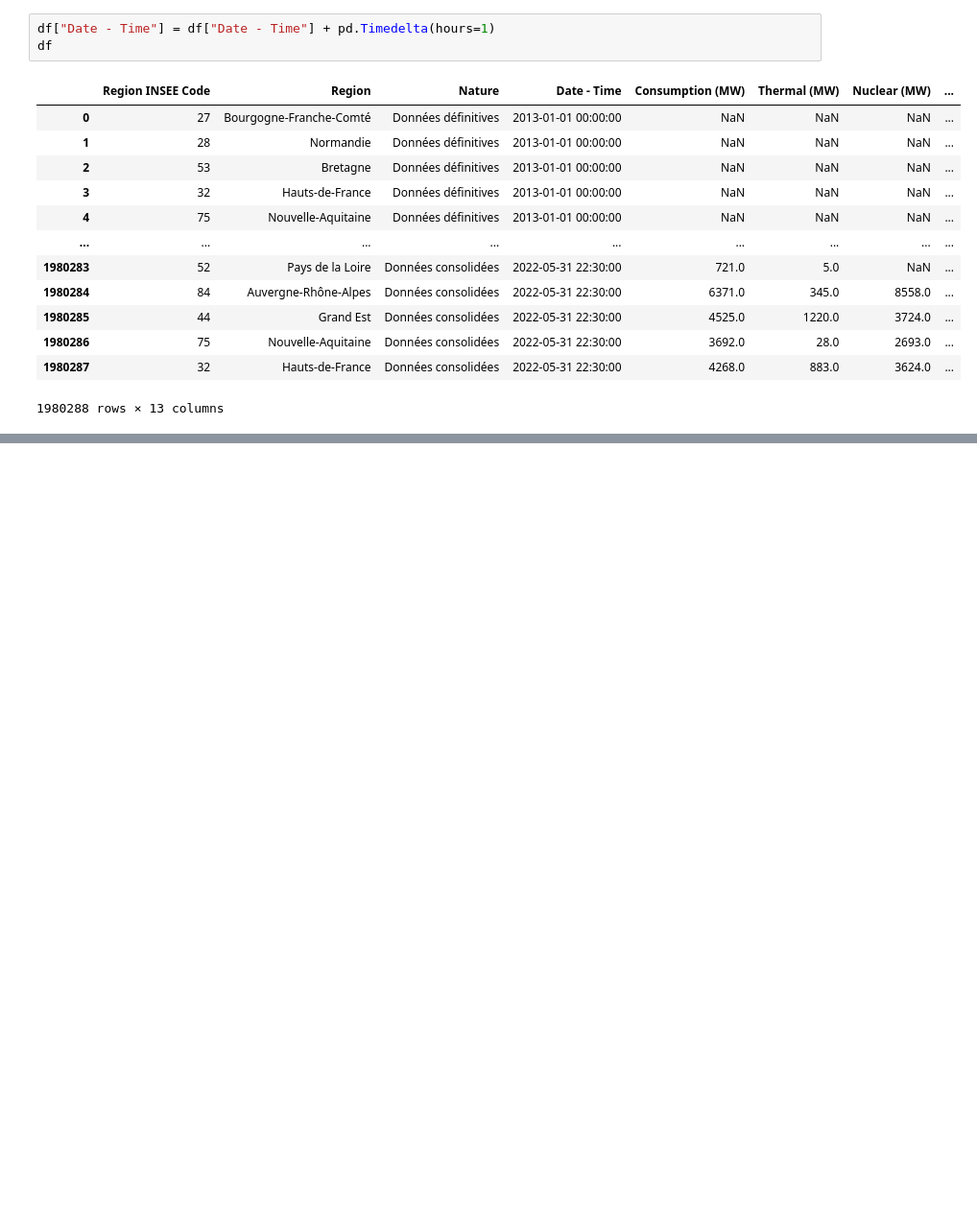
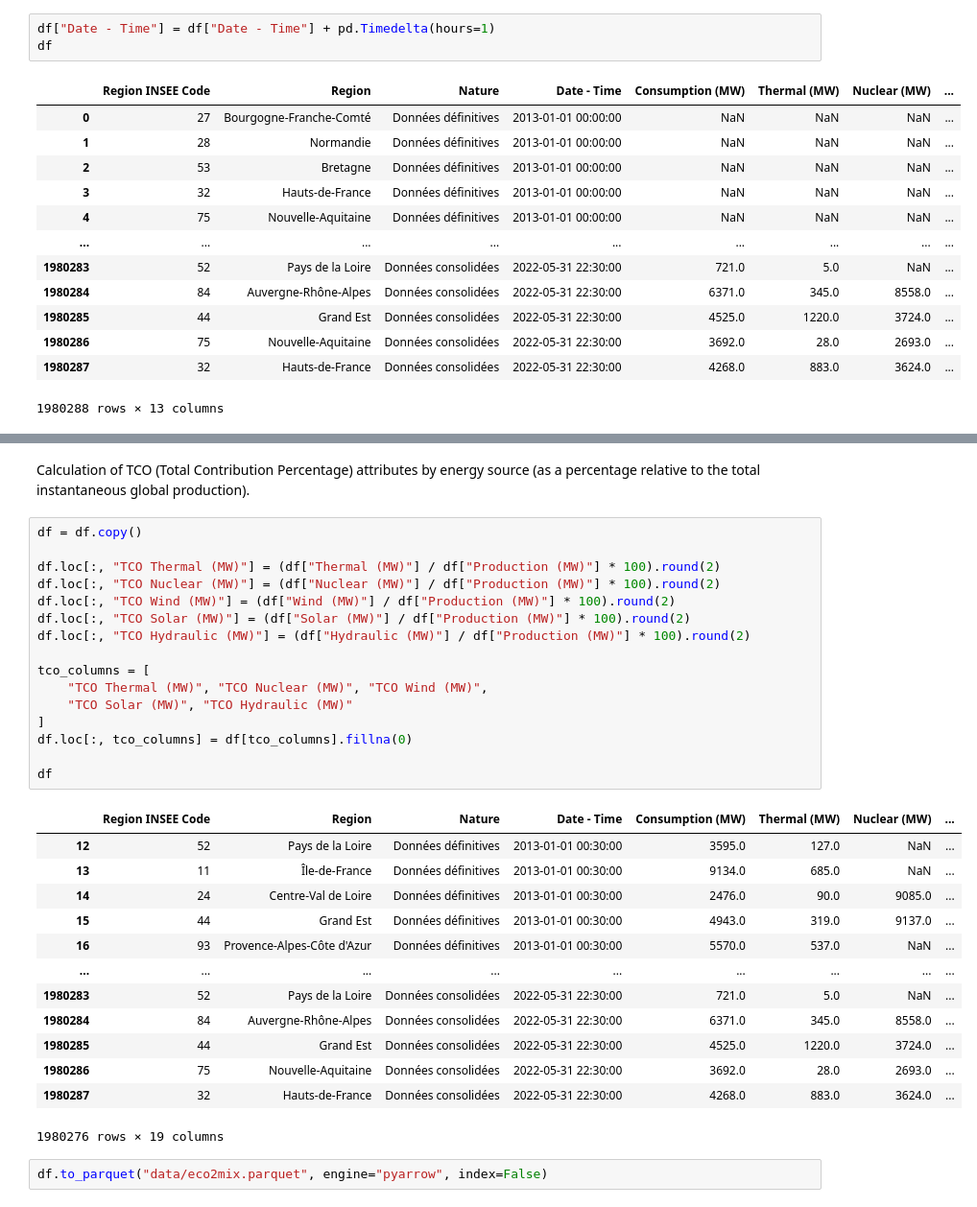
Before and after one commit to DuClare/BigData, a Jupyter notebook: bigdata.ipynb, the cells around one changed output, grey strips where cells are left out. Shown: that part at 96% size. Drawn from its saved outputs; the diff is of its cells as text; blank space fills up the shorter version.

```diff
--- a/bigdata.ipynb
+++ b/bigdata.ipynb
@@ -133,0 +175,34 @@ df
+# %% [markdown]
+Calculation of TCO (Total Contribution Percentage) attributes by energy source (as a percentage relative to the total instantaneous global production).
+# %%
+df = df.copy()
+
+df.loc[:, "TCO Thermal (MW)"] = (df["Thermal (MW)"] / df["Production (MW)"] * 100).round(2)
+df.loc[:, "TCO Nuclear (MW)"] = (df["Nuclear (MW)"] / df["Production (MW)"] * 100).round(2)
+df.loc[:, "TCO Wind (MW)"] = (df["Wind (MW)"] / df["Production (MW)"] * 100).round(2)
+df.loc[:, "TCO Solar (MW)"] = (df["Solar (MW)"] / df["Production (MW)"] * 100).round(2)
+df.loc[:, "TCO Hydraulic (MW)"] = (df["Hydraulic (MW)"] / df["Production (MW)"] * 100).round(2)
+
+tco_columns = [
+    "TCO Thermal (MW)", "TCO Nuclear (MW)", "TCO Wind (MW)",
+    "TCO Solar (MW)", "TCO Hydraulic (MW)"
+]
+df.loc[:, tco_columns] = df[tco_columns].fillna(0)
+
+df
+# %% [output]
+|  | Region INSEE Code | Region | Nature | Date - Time | Consumption (MW) | Thermal (MW) | Nuclear (MW) | ... |
+| 12 | 52 | Pays de la Loire | Données définitives | 2013-01-01 00:30:00 | 3595.0 | 127.0 | NaN | ... |
+| 13 | 11 | Île-de-France | Données définitives | 2013-01-01 00:30:00 | 9134.0 | 685.0 | NaN | ... |
+| 14 | 24 | Centre-Val de Loire | Données définitives | 2013-01-01 00:30:00 | 2476.0 | 90.0 | 9085.0 | ... |
+| 15 | 44 | Grand Est | Données définitives | 2013-01-01 00:30:00 | 4943.0 | 319.0 | 9137.0 | ... |
+| 16 | 93 | Provence-Alpes-Côte d'Azur | Données définitives | 2013-01-01 00:30:00 | 5570.0 | 537.0 | NaN | ... |
+| ... | ... | ... | ... | ... | ... | ... | ... | ... |
+| 1980283 | 52 | Pays de la Loire | Données consolidées | 2022-05-31 22:30:00 | 721.0 | 5.0 | NaN | ... |
+| 1980284 | 84 | Auvergne-Rhône-Alpes | Données consolidées | 2022-05-31 22:30:00 | 6371.0 | 345.0 | 8558.0 | ... |
+| 1980285 | 44 | Grand Est | Données consolidées | 2022-05-31 22:30:00 | 4525.0 | 1220.0 | 3724.0 | ... |
+| 1980286 | 75 | Nouvelle-Aquitaine | Données consolidées | 2022-05-31 22:30:00 | 3692.0 | 28.0 | 2693.0 | ... |
+| 1980287 | 32 | Hauts-de-France | Données consolidées | 2022-05-31 22:30:00 | 4268.0 | 883.0 | 3624.0 | ... |
+1980276 rows × 19 columns
+# %%
+df.to_parquet("data/eco2mix.parquet", engine="pyarrow", index=False)
```
Also changed, not shown: parts of 5 cells of this notebook, 2 other files.
